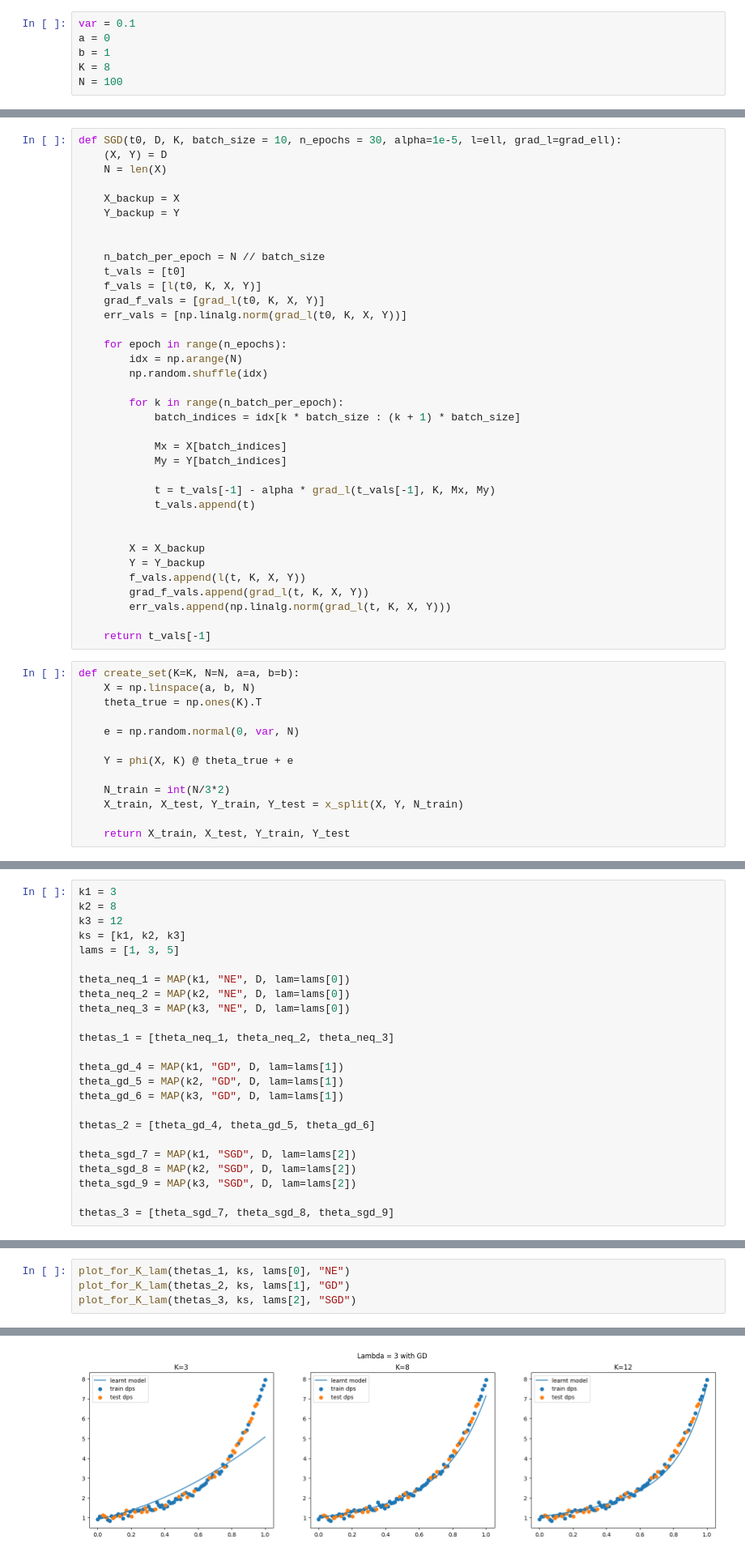
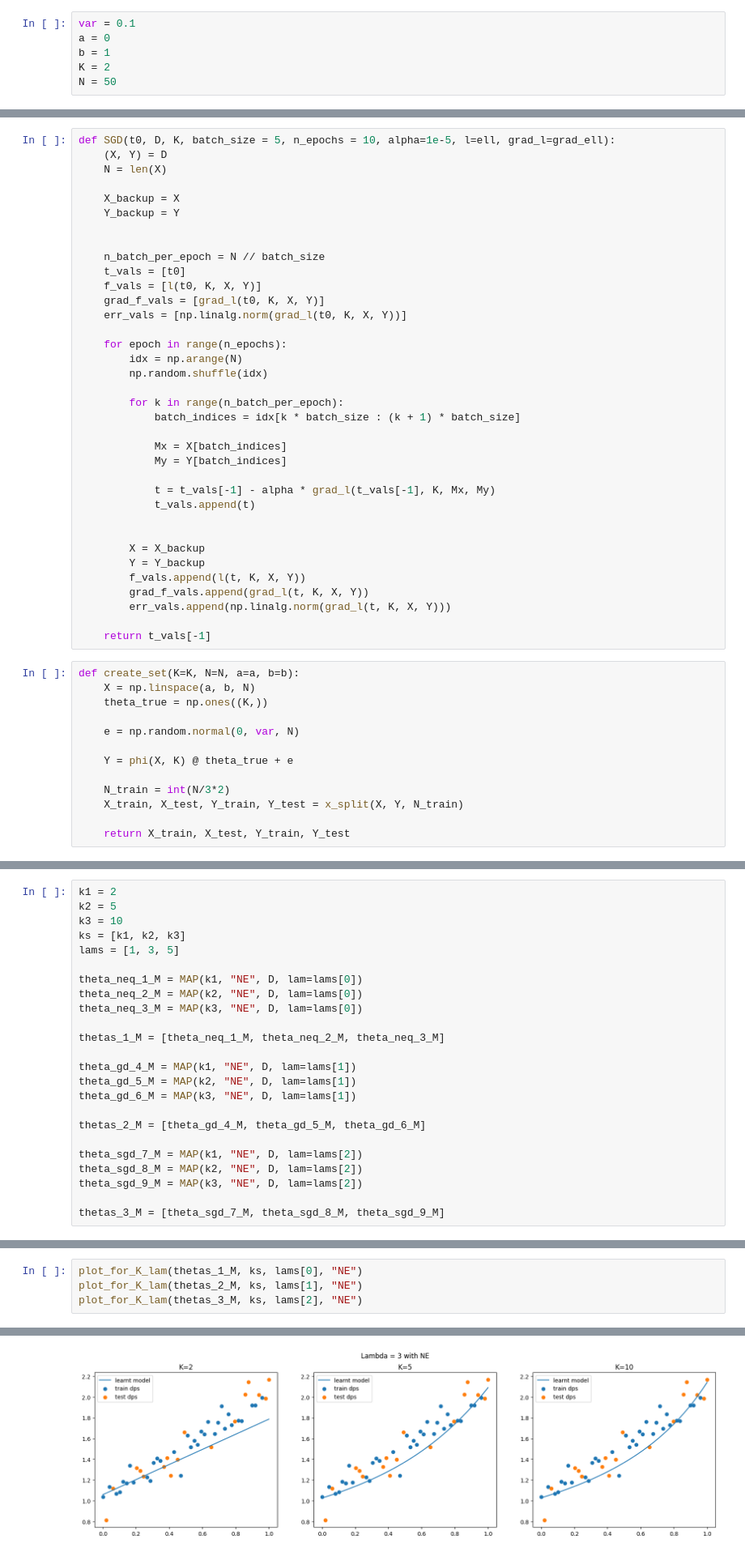
Before and after one commit to JosephCarrino/Statistical_Methods_Labs, a Jupyter notebook: Lab4/Lab4.ipynb, the cells around one changed output, grey strips where cells are left out. Shown at 81% size. Saved outputs shown, nothing was run; the diff lists cells and outputs as text.

```diff
--- a/Lab4/Lab4.ipynb
+++ b/Lab4/Lab4.ipynb
@@ -5,8 +6,8 @@ import matplotlib.pyplot as plt
 var = 0.1
 a = 0
 b = 1
-K = 8
-N = 100
+K = 2
+N = 50
 # %%
 def phi(X, K):
     N = len(X)
@@ -86,7 +91,7 @@ def GD(t0, D, K, tolf=1e-6, tolx=1e-6, kmax=1000, alpha=1e-2, f=ell, grad_f=grad
 
     return tk
 # %%
-def SGD(t0, D, K, batch_size = 10, n_epochs = 30, alpha=1e-5, l=ell, grad_l=grad_ell):
+def SGD(t0, D, K, batch_size = 5, n_epochs = 10, alpha=1e-5, l=ell, grad_l=grad_ell):
     (X, Y) = D
     N = len(X)
 
@@ -124,7 +129,7 @@ def SGD(t0, D, K, batch_size = 10, n_epochs = 30, alpha=1e-5, l=ell, grad_l=grad
 # %%
 def create_set(K=K, N=N, a=a, b=b):
     X = np.linspace(a, b, N)
-    theta_true = np.ones(K).T
+    theta_true = np.ones((K,))
 
     e = np.random.normal(0, var, N)
 
@@ -320,25 +325,25 @@ plt.show()
 # %%
-k1 = 3
-k2 = 8
-k3 = 12
+k1 = 2
+k2 = 5
+k3 = 10
 ks = [k1, k2, k3]
 lams = [1, 3, 5]
 
-theta_neq_1 = MAP(k1, "NE", D, lam=lams[0])
-theta_neq_2 = MAP(k2, "NE", D, lam=lams[0])
-theta_neq_3 = MAP(k3, "NE", D, lam=lams[0])
+theta_neq_1_M = MAP(k1, "NE", D, lam=lams[0])
+theta_neq_2_M = MAP(k2, "NE", D, lam=lams[0])
+theta_neq_3_M = MAP(k3, "NE", D, lam=lams[0])
 
-thetas_1 = [theta_neq_1, theta_neq_2, theta_neq_3]
+thetas_1_M = [theta_neq_1_M, theta_neq_2_M, theta_neq_3_M]
 
-theta_gd_4 = MAP(k1, "GD", D, lam=lams[1])
-theta_gd_5 = MAP(k2, "GD", D, lam=lams[1])
-theta_gd_6 = MAP(k3, "GD", D, lam=lams[1])
+theta_gd_4_M = MAP(k1, "NE", D, lam=lams[1])
+theta_gd_5_M = MAP(k2, "NE", D, lam=lams[1])
+theta_gd_6_M = MAP(k3, "NE", D, lam=lams[1])
 
-thetas_2 = [theta_gd_4, theta_gd_5, theta_gd_6]
+thetas_2_M = [theta_gd_4_M, theta_gd_5_M, theta_gd_6_M]
 
-theta_sgd_7 = MAP(k1, "SGD", D, lam=lams[2])
-theta_sgd_8 = MAP(k2, "SGD", D, lam=lams[2])
-theta_sgd_9 = MAP(k3, "SGD", D, lam=lams[2])
+theta_sgd_7_M = MAP(k1, "NE", D, lam=lams[2])
+theta_sgd_8_M = MAP(k2, "NE", D, lam=lams[2])
+theta_sgd_9_M = MAP(k3, "NE", D, lam=lams[2])
 
-thetas_3 = [theta_sgd_7, theta_sgd_8, theta_sgd_9]
+thetas_3_M = [theta_sgd_7_M, theta_sgd_8_M, theta_sgd_9_M]
 # %%
@@ -375,7 +380,7 @@ def plot_for_K_lam(thetas, Ks, lam, method, a=a, b=b, var=var, X_train=X_train,
         ax[i].legend(loc="upper left")
     plt.show()
 # %%
-plot_for_K_lam(thetas_1, ks, lams[0], "NE")
-plot_for_K_lam(thetas_2, ks, lams[1], "GD")
-plot_for_K_lam(thetas_3, ks, lams[2], "SGD")
+plot_for_K_lam(thetas_1_M, ks, lams[0], "NE")
+plot_for_K_lam(thetas_2_M, ks, lams[1], "NE")
+plot_for_K_lam(thetas_3_M, ks, lams[2], "NE")
 # %% [output]
@@ -383 +388 @@ plot_for_K_lam(thetas_3, ks, lams[2], "SGD")
-[figure, old version]
+[figure, new version]
```
Also changed, not shown: parts of 17 cells of this notebook.
